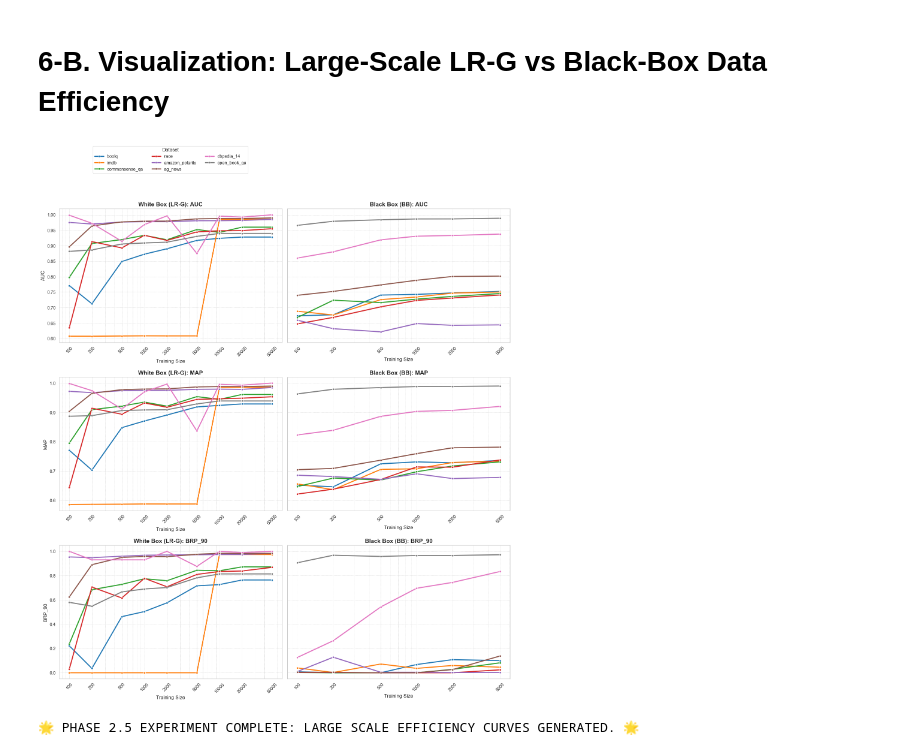
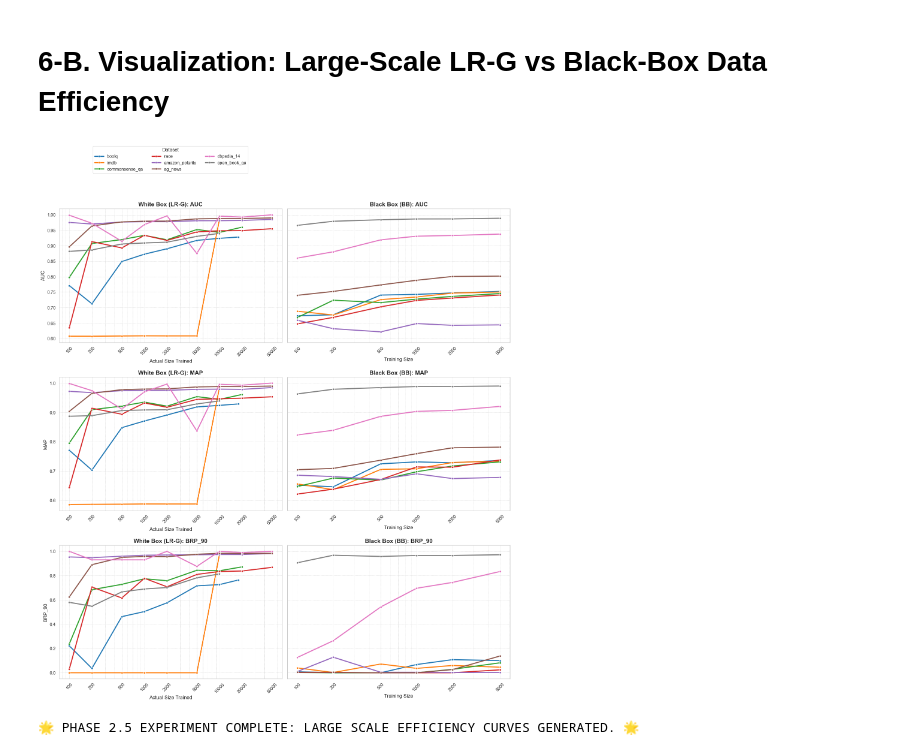
Before and after one commit to GeorgeVasile04/llm_lie_detection_black_vs_white_box, a Jupyter notebook: Black_vs_White_Lie_Detection/Data_Efficiency_BB_WB/Data_Efficiency_Experiment.ipynb, the cells around one changed output. Cells and saved outputs as stored; diff of their text form; code cells hidden in the pictures.

```diff
--- a/Black_vs_White_Lie_Detection/Data_Efficiency_BB_WB/Data_Efficiency_Experiment.ipynb
+++ b/Black_vs_White_Lie_Detection/Data_Efficiency_BB_WB/Data_Efficiency_Experiment.ipynb
@@ -943,7 +943,7 @@ try:
         ax_wb = axes[row_idx, 0]
         sns.lineplot(
             data=wb_df,
-            x="Training Size",
+            x="Actual Size Trained",
             y=metric,
             hue="Dataset",
             ax=ax_wb,
@@ -955,7 +955,7 @@ try:
         ax_wb.set_xscale("log")
         ax_wb.set_xticks(wb_ticks)
         ax_wb.set_xticklabels([str(t) for t in wb_ticks], rotation=45)
-        ax_wb.set_xlabel("Training Size", fontsize=12)
+        ax_wb.set_xlabel("Actual Size Trained", fontsize=12)
         ax_wb.set_ylabel(metric, fontsize=12)
         ax_wb.grid(True, which="both", ls="--", linewidth=0.5)
         if row_idx == 0:
@@ -972,32 +972,32 @@ try:
                 y=metric,
                 hue="Dataset",
                 ax=ax_bb,
                 marker="o",
                 linewidth=2.5,
                 palette="tab10"
             )
             ax_bb.set_title(f"Black Box (BB): {metric}", fontsize=14, fontweight='bold')
             ax_bb.set_xscale("log")
             ax_bb.set_xticks(bb_ticks)
             ax_bb.set_xticklabels([str(t) for t in bb_ticks], rotation=45)
             ax_bb.set_xlabel("Training Size", fontsize=12)
             if row_idx == 0:
                  ax_bb.get_legend().remove() # Keep one unified master legend or two, we cleaned WB already
             else:
                  ax_bb.get_legend().remove()
             ax_bb.grid(True, which="both", ls="--", linewidth=0.5)
 
     # Adjust layout
     plt.tight_layout()
     # Provide room at top for overlapping legend if needed
     plt.subplots_adjust(top=0.92)
 
     plt.savefig("outputs/large_scale_comparison_LRG_vs_BB.png", dpi=300, bbox_inches='tight')
     plt.show()
 
     print("\n🌟 PHASE 2.5 EXPERIMENT COMPLETE: LARGE SCALE EFFICIENCY CURVES GENERATED. 🌟")
 except Exception as e:
     print(f"Error drawing metrics! Make sure the data extraction runs first: {e}")
 # %% [output]
-[figure, old version]
+[figure, new version]
 🌟 PHASE 2.5 EXPERIMENT COMPLETE: LARGE SCALE EFFICIENCY CURVES GENERATED. 🌟
```
Also changed, not shown: 2 other files.
